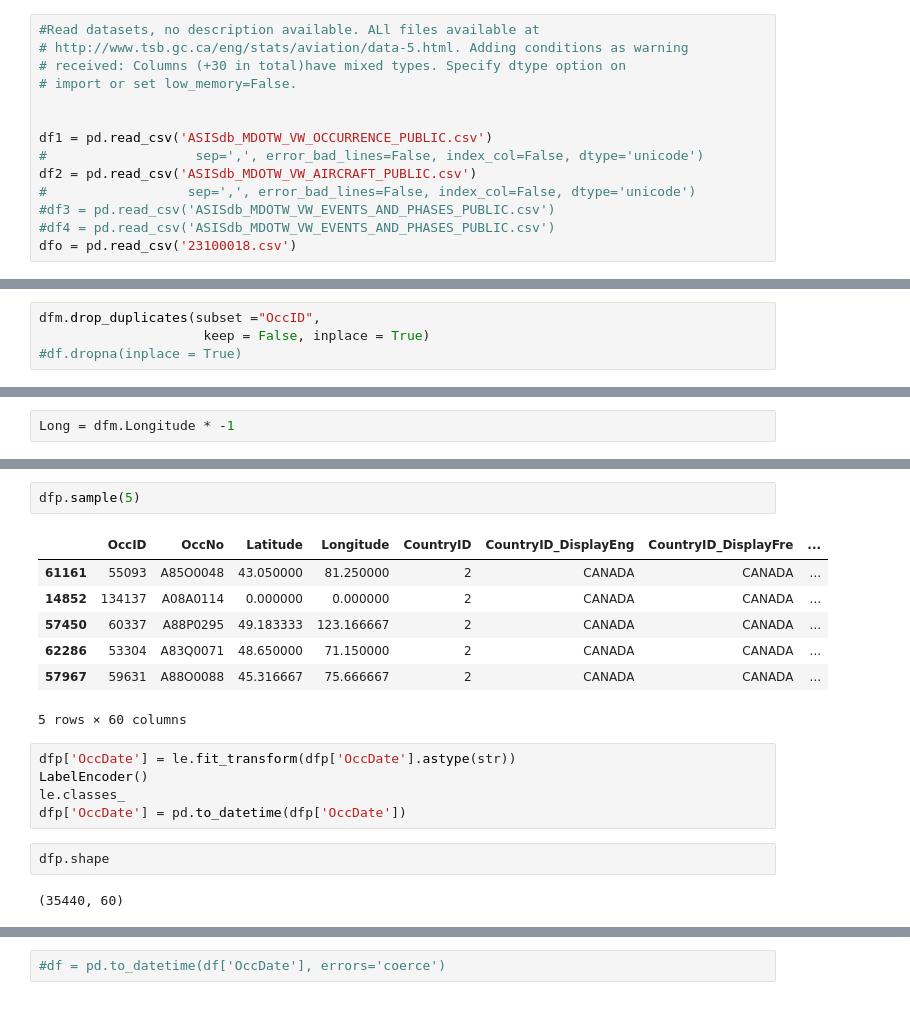
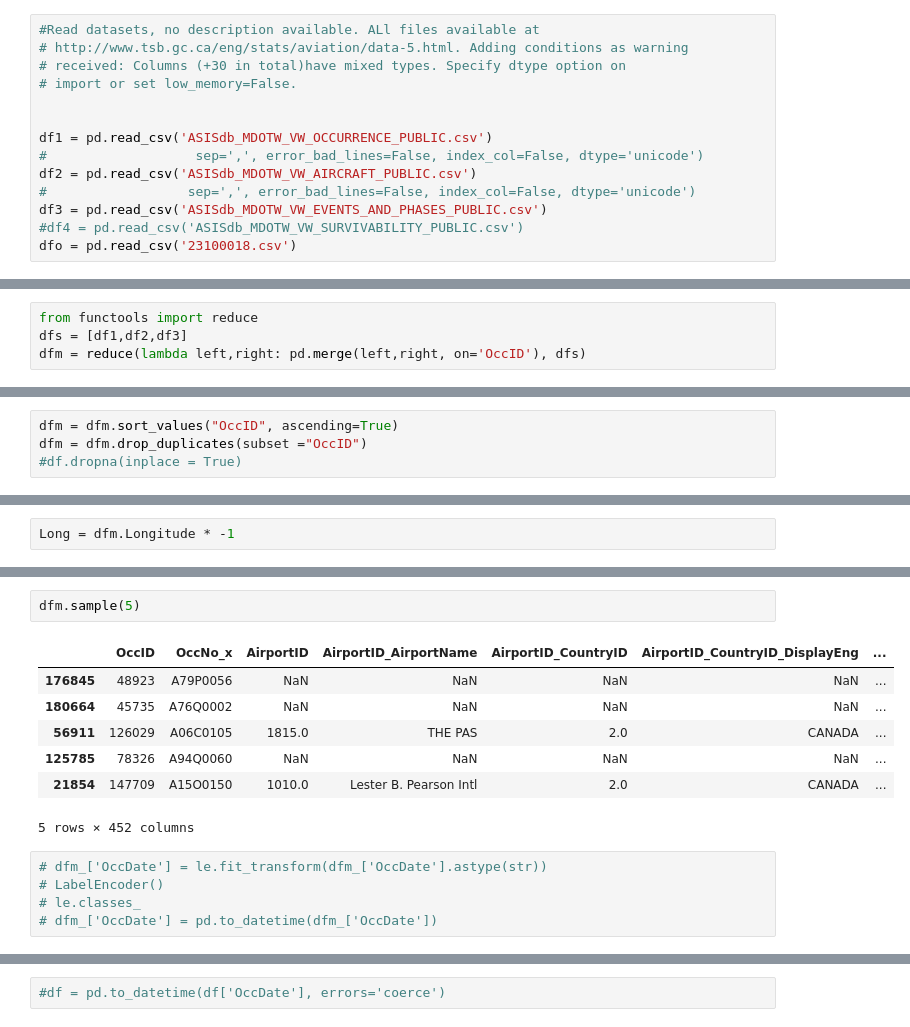
Before and after one commit to franbel/Air_transp_occ_data, a Jupyter notebook: TSB_Aviation_Accidents_APR2019_R1.ipynb, the cells around one changed output, grey strips where cells are left out. Drawn from its saved outputs; the diff is of its cells as text.

```diff
--- a/TSB_Aviation_Accidents_APR2019_R1.ipynb
+++ b/TSB_Aviation_Accidents_APR2019_R1.ipynb
@@ -32,6 +32,6 @@ df1 = pd.read_csv('ASISdb_MDOTW_VW_OCCURRENCE_PUBLIC.csv')
 #                   sep=',', error_bad_lines=False, index_col=False, dtype='unicode')
 df2 = pd.read_csv('ASISdb_MDOTW_VW_AIRCRAFT_PUBLIC.csv')
 #                  sep=',', error_bad_lines=False, index_col=False, dtype='unicode')
-#df3 = pd.read_csv('ASISdb_MDOTW_VW_EVENTS_AND_PHASES_PUBLIC.csv')
-#df4 = pd.read_csv('ASISdb_MDOTW_VW_EVENTS_AND_PHASES_PUBLIC.csv')
+df3 = pd.read_csv('ASISdb_MDOTW_VW_EVENTS_AND_PHASES_PUBLIC.csv')
+#df4 = pd.read_csv('ASISdb_MDOTW_VW_SURVIVABILITY_PUBLIC.csv')
 dfo = pd.read_csv('23100018.csv')
@@ -138,3 +85,7 @@ dfm = df1.merge(df2, how='left', left_on=('OccID','OccNo'), right_on=('OccID','O
+# %%
+from functools import reduce
+dfs = [df1,df2,df3]
+dfm = reduce(lambda left,right: pd.merge(left,right, on='OccID'), dfs)
 # %%
 dfm #dfm.TotalFatalCount
 # %% [output]
@@ -204,4 +160,4 @@ dfm.shape
 # %%
-dfm.drop_duplicates(subset ="OccID",
-                     keep = False, inplace = True)
+dfm = dfm.sort_values("OccID", ascending=True)
+dfm = dfm.drop_duplicates(subset ="OccID")
 #df.dropna(inplace = True)
@@ -264,20 +225,16 @@ Text(0.5,1,'Lat and Longs')
 # %%
-dfp.sample(5)
+dfm.sample(5)
 # %% [output]
-|  | OccID | OccNo | Latitude | Longitude | CountryID | CountryID_DisplayEng | CountryID_DisplayFre | ... |
-| 61161 | 55093 | A85O0048 | 43.050000 | 81.250000 | 2 | CANADA | CANADA | ... |
-| 14852 | 134137 | A08A0114 | 0.000000 | 0.000000 | 2 | CANADA | CANADA | ... |
-| 57450 | 60337 | A88P0295 | 49.183333 | 123.166667 | 2 | CANADA | CANADA | ... |
-| 62286 | 53304 | A83Q0071 | 48.650000 | 71.150000 | 2 | CANADA | CANADA | ... |
-| 57967 | 59631 | A88O0088 | 45.316667 | 75.666667 | 2 | CANADA | CANADA | ... |
+|  | OccID | OccNo_x | AirportID | AirportID_AirportName | AirportID_CountryID | AirportID_CountryID_DisplayEng | ... |
+| 176845 | 48923 | A79P0056 | NaN | NaN | NaN | NaN | ... |
+| 180664 | 45735 | A76Q0002 | NaN | NaN | NaN | NaN | ... |
+| 56911 | 126029 | A06C0105 | 1815.0 | THE PAS | 2.0 | CANADA | ... |
+| 125785 | 78326 | A94Q0060 | NaN | NaN | NaN | NaN | ... |
+| 21854 | 147709 | A15O0150 | 1010.0 | Lester B. Pearson Intl | 2.0 | CANADA | ... |
-5 rows × 60 columns
+5 rows × 452 columns
 # %%
-dfp['OccDate'] = le.fit_transform(dfp['OccDate'].astype(str))
-LabelEncoder()
-le.classes_
-dfp['OccDate'] = pd.to_datetime(dfp['OccDate'])
+# dfm_['OccDate'] = le.fit_transform(dfm_['OccDate'].astype(str))
+# LabelEncoder()
+# le.classes_
+# dfm_['OccDate'] = pd.to_datetime(dfm_['OccDate'])
-# %%
-dfp.shape
-# %% [output]
-(35440, 60)
 # %%
```
Also changed, not shown: parts of 60 cells of this notebook, 1 other file.
